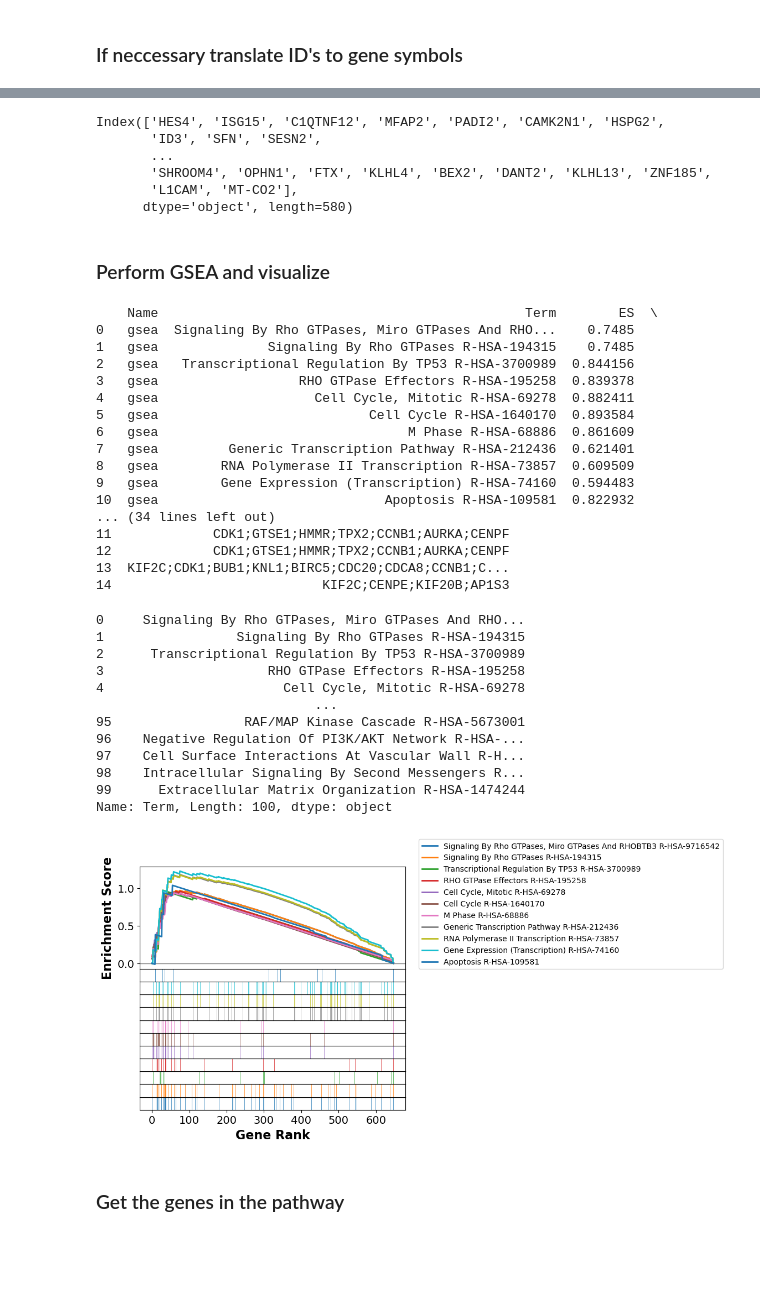
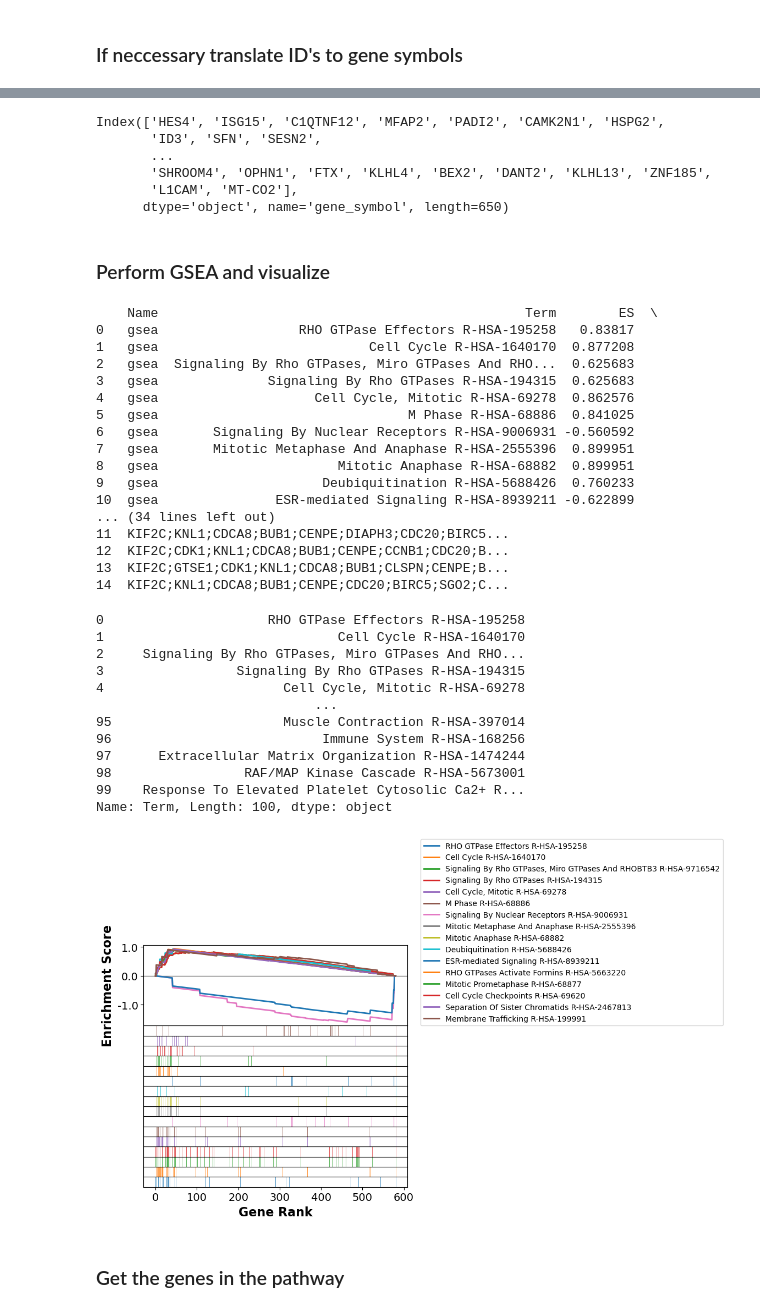
Before and after one commit to josef-streusalz/single-cell, a Jupyter notebook: 08.1_PseudoTime_GSEA.ipynb, the cells around one changed output, grey strips where cells are left out. Cells and saved outputs as stored; diff of their text form; code cells hidden in the pictures; blank space fills up the shorter version.

Commit message:
final gsea and deg

```diff
--- a/08.1_PseudoTime_GSEA.ipynb
+++ b/08.1_PseudoTime_GSEA.ipynb
@@ -141,15 +140,15 @@ axs = res.plot(terms[:10], show_ranking=False, legend_kws={'loc': (1.05, 0)}, )
 # Define a function to label clusters:
 # e.g. 5/11 to 2/16
 def label_clusters(cluster):
-    if cluster in ["3","15"]:
+    if cluster in ["144"]:
         return "0"
-    elif cluster in ["2","7","14"]:
+    elif cluster in ["43"]:
         return "1"
     else:
         return "NA"  # This label will be used to filter out other clusters
 
 # Create a new categorical column for comparison
-adata.obs['compare_clusters'] = adata.obs['leiden'].map(label_clusters)
+adata.obs['compare_clusters'] = adata.obs['milestones'].map(label_clusters)
 
 # Subset the data for only the two groups you're comparing
 bdata = adata[adata.obs.compare_clusters.isin(["0", "1"])].copy()
@@ -210,7 +210,7 @@ Index(['HES4', 'ISG15', 'C1QTNF12', 'MFAP2', 'PADI2', 'CAMK2N1', 'HSPG2',
        ...
        'SHROOM4', 'OPHN1', 'FTX', 'KLHL4', 'BEX2', 'DANT2', 'KLHL13', 'ZNF185',
        'L1CAM', 'MT-CO2'],
-      dtype='object', length=580)
+      dtype='object', name='gene_symbol', length=650)
 # %%
 # Replace the index of the original DataFrame
 expression_df.index = new_index
@@ -247,41 +247,41 @@ res = gp.gsea(data=expression_df,
 print(res.res2d.head(15))
 # %% [output]
     Name                                               Term        ES  \
-0   gsea  Signaling By Rho GTPases, Miro GTPases And RHO...    0.7485
-1   gsea              Signaling By Rho GTPases R-HSA-194315    0.7485
-2   gsea   Transcriptional Regulation By TP53 R-HSA-3700989  0.844156
-3   gsea                  RHO GTPase Effectors R-HSA-195258  0.839378
-4   gsea                    Cell Cycle, Mitotic R-HSA-69278  0.882411
-5   gsea                           Cell Cycle R-HSA-1640170  0.893584
-6   gsea                                M Phase R-HSA-68886  0.861609
-7   gsea         Generic Transcription Pathway R-HSA-212436  0.621401
-8   gsea        RNA Polymerase II Transcription R-HSA-73857  0.609509
-9   gsea        Gene Expression (Transcription) R-HSA-74160  0.594483
-10  gsea                             Apoptosis R-HSA-109581  0.822932
+0   gsea                  RHO GTPase Effectors R-HSA-195258   0.83817
+1   gsea                           Cell Cycle R-HSA-1640170  0.877208
+2   gsea  Signaling By Rho GTPases, Miro GTPases And RHO...  0.625683
+3   gsea              Signaling By Rho GTPases R-HSA-194315  0.625683
+4   gsea                    Cell Cycle, Mitotic R-HSA-69278  0.862576
+5   gsea                                M Phase R-HSA-68886  0.841025
+6   gsea       Signaling By Nuclear Receptors R-HSA-9006931 -0.560592
+7   gsea       Mitotic Metaphase And Anaphase R-HSA-2555396  0.899951
+8   gsea                       Mitotic Anaphase R-HSA-68882  0.899951
+9   gsea                     Deubiquitination R-HSA-5688426  0.760233
+10  gsea               ESR-mediated Signaling R-HSA-8939211 -0.622899
 ... (34 lines left out)
-11             CDK1;GTSE1;HMMR;TPX2;CCNB1;AURKA;CENPF
-12             CDK1;GTSE1;HMMR;TPX2;CCNB1;AURKA;CENPF
-13  KIF2C;CDK1;BUB1;KNL1;BIRC5;CDC20;CDCA8;CCNB1;C...
-14                           KIF2C;CENPE;KIF20B;AP1S3
+11  KIF2C;KNL1;CDCA8;BUB1;CENPE;DIAPH3;CDC20;BIRC5...
+12  KIF2C;CDK1;KNL1;CDCA8;BUB1;CENPE;CCNB1;CDC20;B...
+13  KIF2C;GTSE1;CDK1;KNL1;CDCA8;BUB1;CLSPN;CENPE;B...
+14  KIF2C;KNL1;CDCA8;BUB1;CENPE;CDC20;BIRC5;SGO2;C...
 # %%
 # Visualize the top pathways
 terms = res.res2d.Term
 print(terms)
-axs = res.plot(terms[:11], show_ranking=False, legend_kws={'loc': (1.05, 0)}, )
+axs = res.plot(terms[:16], show_ranking=False, legend_kws={'loc': (1.05, 0)}, )
 # %% [output]
-0     Signaling By Rho GTPases, Miro GTPases And RHO...
-1                 Signaling By Rho GTPases R-HSA-194315
-2      Transcriptional Regulation By TP53 R-HSA-3700989
-3                     RHO GTPase Effectors R-HSA-195258
+0                     RHO GTPase Effectors R-HSA-195258
+1                              Cell Cycle R-HSA-1640170
+2     Signaling By Rho GTPases, Miro GTPases And RHO...
+3                 Signaling By Rho GTPases R-HSA-194315
 4                       Cell Cycle, Mitotic R-HSA-69278
                             ...
-95                 RAF/MAP Kinase Cascade R-HSA-5673001
-96    Negative Regulation Of PI3K/AKT Network R-HSA-...
-97    Cell Surface Interactions At Vascular Wall R-H...
-98    Intracellular Signaling By Second Messengers R...
-99      Extracellular Matrix Organization R-HSA-1474244
+95                      Muscle Contraction R-HSA-397014
+96                           Immune System R-HSA-168256
+97      Extracellular Matrix Organization R-HSA-1474244
+98                 RAF/MAP Kinase Cascade R-HSA-5673001
+99    Response To Elevated Platelet Cytosolic Ca2+ R...
 Name: Term, Length: 100, dtype: object
-[figure, old version]
+[figure, new version]
 # %% [markdown]
 ### Get the genes in the pathway
 # %%
```
Also changed, not shown: parts of 16 cells of this notebook.
